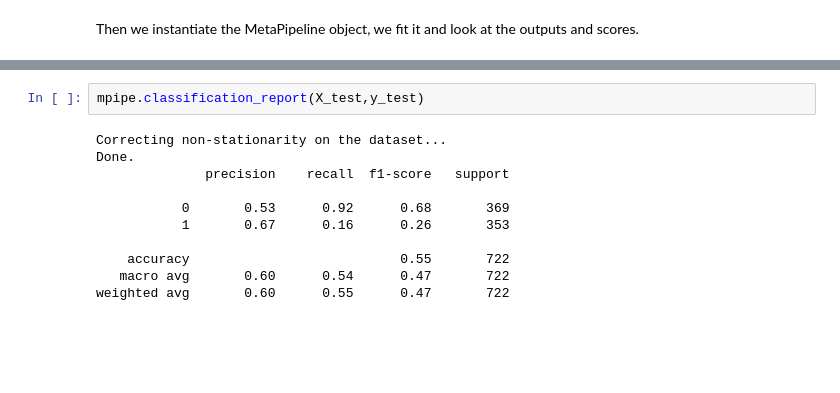
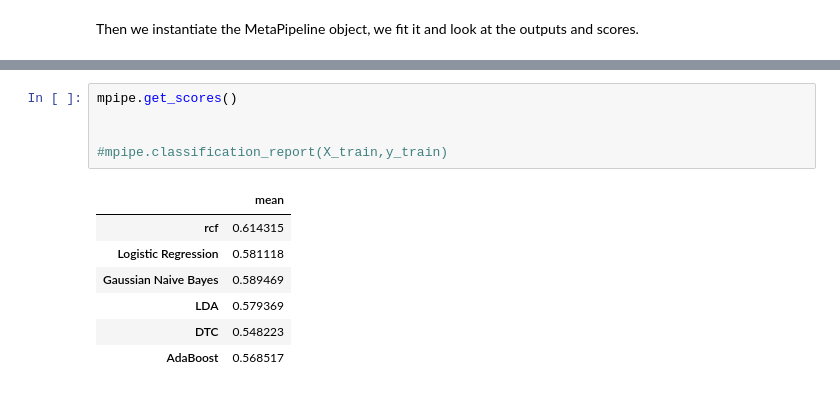
Before and after one commit to g0bel1n/VIX_predictions, a Jupyter notebook: analysis/implementation_of_MetaPipe.ipynb, the cells around one changed output, grey strips where cells are left out. Cells and saved outputs as stored; diff of their text form; blank space fills up the shorter version.

```diff
--- a/analysis/implementation_of_MetaPipe.ipynb
+++ b/analysis/implementation_of_MetaPipe.ipynb
@@ -49,16 +51,16 @@ MetaPipeline()
-# %%
-mpipe.classification_report(X_test,y_test)
-# %% [output]
-Correcting non-stationarity on the dataset...
-Done.
-              precision    recall  f1-score   support
-
-           0       0.53      0.92      0.68       369
-           1       0.67      0.16      0.26       353
-
-    accuracy                           0.55       722
-   macro avg       0.60      0.54      0.47       722
-weighted avg       0.60      0.55      0.47       722
+# %%
+mpipe.get_scores()
+
+
+#mpipe.classification_report(X_train,y_train)
+# %% [output]
+|  | mean |
+| rcf | 0.614315 |
+| Logistic Regression | 0.581118 |
+| Gaussian Naive Bayes | 0.589469 |
+| LDA | 0.579369 |
+| DTC | 0.548223 |
+| AdaBoost | 0.568517 |
 # %%
 from sklearn.metrics import ConfusionMatrixDisplay
 
```
Also changed, not shown: parts of 6 cells of this notebook, 1 other file.
